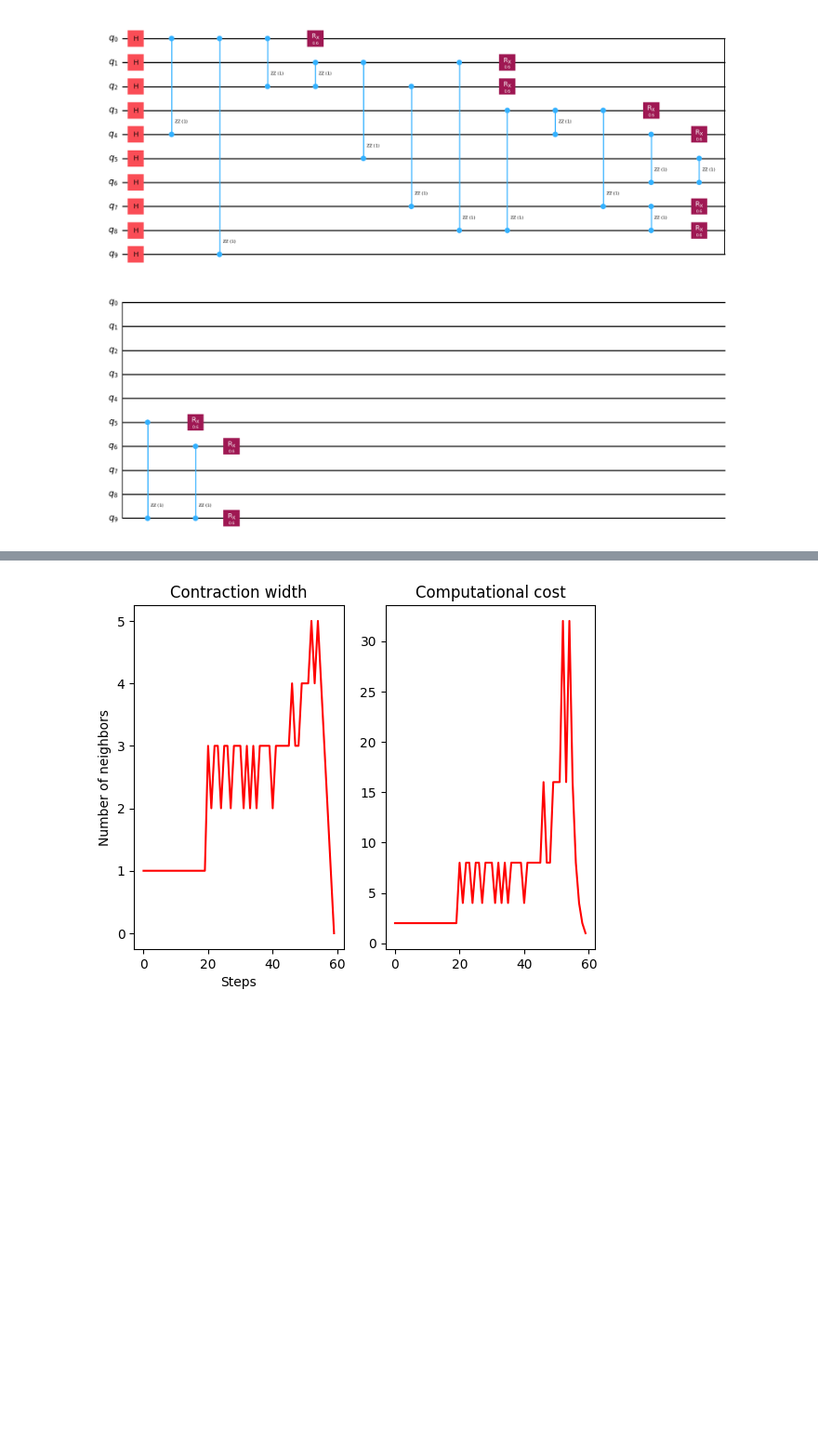
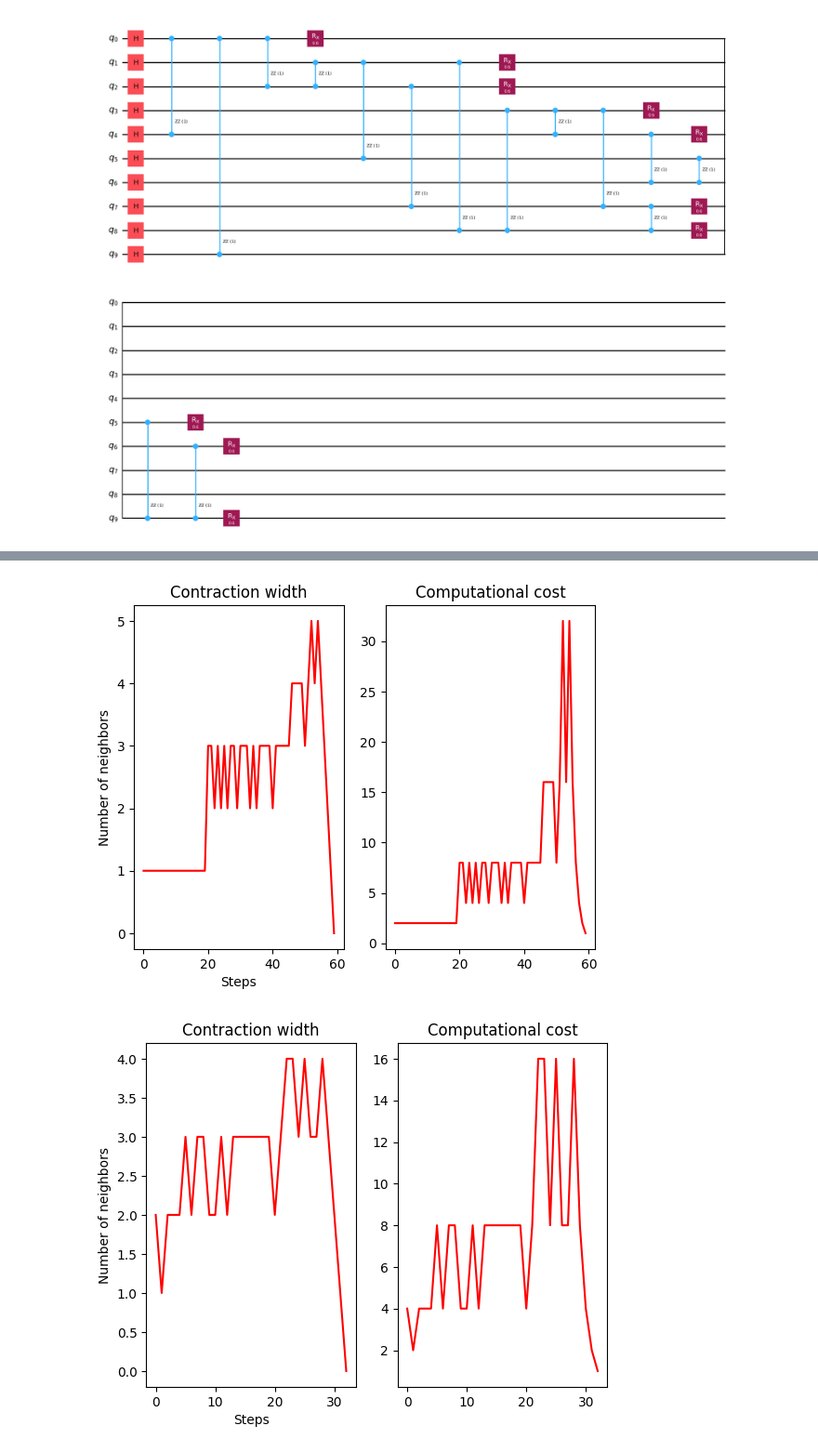
Before and after one commit to richardm1234/stepDependentSlicing_AQC, a Jupyter notebook: demo.ipynb, the cells around one changed output, grey strips where cells are left out. Shown at 93% size. Saved outputs shown, nothing was run; the diff lists cells and outputs as text; code cells hidden in the pictures; blank space fills up the shorter version.

Commit message:
plot comparison in one plot with plotComparison function

```diff
--- a/demo.ipynb
+++ b/demo.ipynb
@@ -36,5 +36,8 @@ Number of edges: 110
 # %%
-order, c_width, widths = g.rgreedy(LG, 0.05, 200)
+order, c_width, widths = g.rgreedy(LG, 0.05, 50)
 g.plotNeighbors(widths)
+newOrder, newCWidth, newWidths, optimalS, toSlice = g.findOptimalS(LG, widths, order)
+g.plotNeighbors(newWidths)
 # %% [output]
-[figure, old version]
+[figure, new version]
+[figure, added]
```
Also changed, not shown: parts of 4 cells of this notebook, 1 other file.
